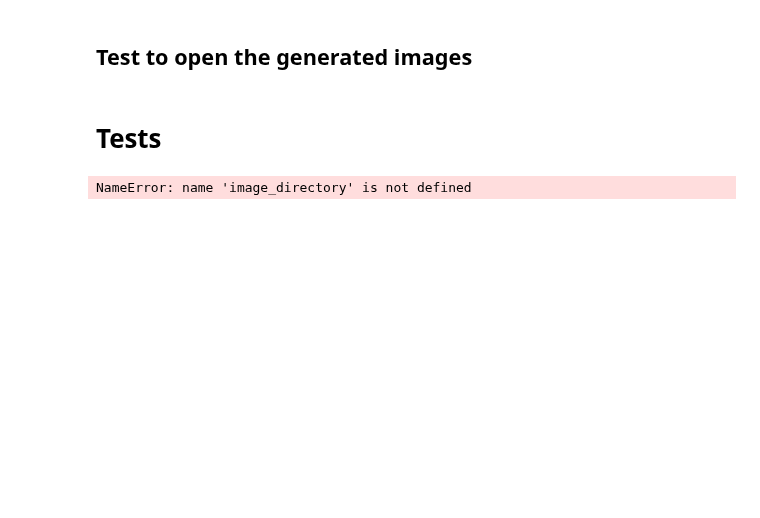
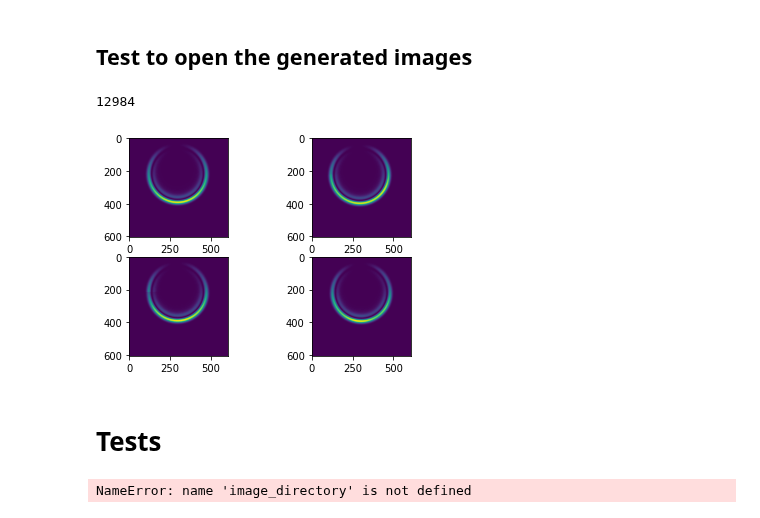
Before and after one commit to Oiangu9/Conical_Refraction_Polarimeter, a Jupyter notebook: LAB/DEEP_LEARNING/Dataset_Generator/NOTEBOOK_D_Matrix_Grid_Simulator_WORKER_0.ipynb, the cells around one changed output. Drawn from its saved outputs; the diff is of its cells as text; code cells hidden in the pictures; blank space fills up the shorter version.

```diff
--- a/LAB/DEEP_LEARNING/Dataset_Generator/NOTEBOOK_D_Matrix_Grid_Simulator_WORKER_0.ipynb
+++ b/LAB/DEEP_LEARNING/Dataset_Generator/NOTEBOOK_D_Matrix_Grid_Simulator_WORKER_0.ipynb
@@ -1427,17 +1426,21 @@ Wall time: 55min 50s
 # %%
 import matplotlib.pyplot as plt
 h5f = h5py.File(f"{output_directory}/Dataset_K={K}_Noisy_Non_Noisy_same_angle.h5",'r')
-imgs = h5f['3']
+print(len(h5f))
+imgs = h5f['12920']
 fig=plt.figure()
 ax=fig.add_subplot(221)
 ax.imshow(imgs[0])
 ax=fig.add_subplot(222)
 ax.imshow(imgs[1])
 ax=fig.add_subplot(223)
 ax.imshow(imgs[2])
 ax=fig.add_subplot(224)
 ax.imshow(imgs[3])
 plt.show()
+# %% [output]
+12984
+[figure, added]
 # %% [markdown]
 # Tests
 # %%
```
Also changed, not shown: parts of 5 cells of this notebook, 1 other file.
